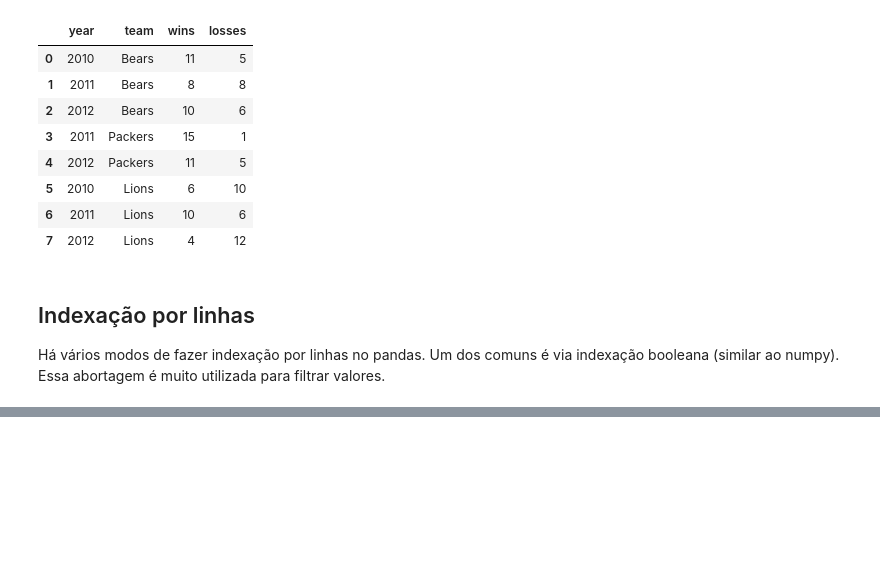
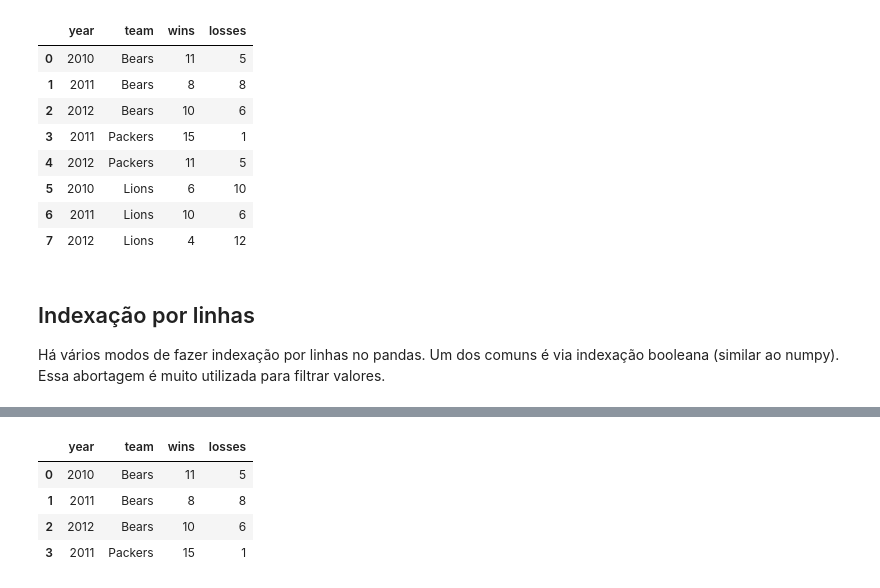
Before and after one commit to joaohena/posgraducao, a Jupyter notebook: Introducao-linguagem-estatisticas/PandasIndexacao.ipynb, the cells around one changed output, grey strips where cells are left out. Saved outputs shown, nothing was run; the diff lists cells and outputs as text; code cells hidden in the pictures; blank space fills up the shorter version.

```diff
--- a/Introducao-linguagem-estatisticas/PandasIndexacao.ipynb
+++ b/Introducao-linguagem-estatisticas/PandasIndexacao.ipynb
@@ -128,0 +247,8 @@ Há vários modos de fazer indexação por linhas no pandas. Um dos comuns é vi
+# %%
+df.loc[0:3] # diferente do python, ela inclui o ultimo elemento
+# %% [output]
+|  | year | team | wins | losses |
+| 0 | 2010 | Bears | 11 | 5 |
+| 1 | 2011 | Bears | 8 | 8 |
+| 2 | 2012 | Bears | 10 | 6 |
+| 3 | 2011 | Packers | 15 | 1 |
```
Also changed, not shown: parts of 24 cells of this notebook.
